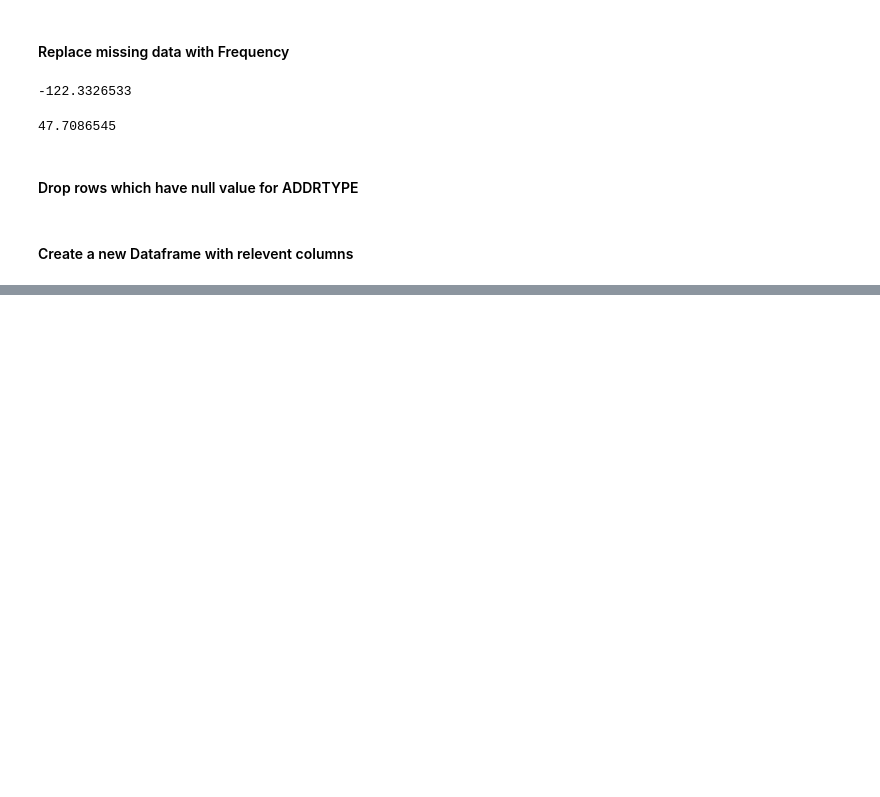
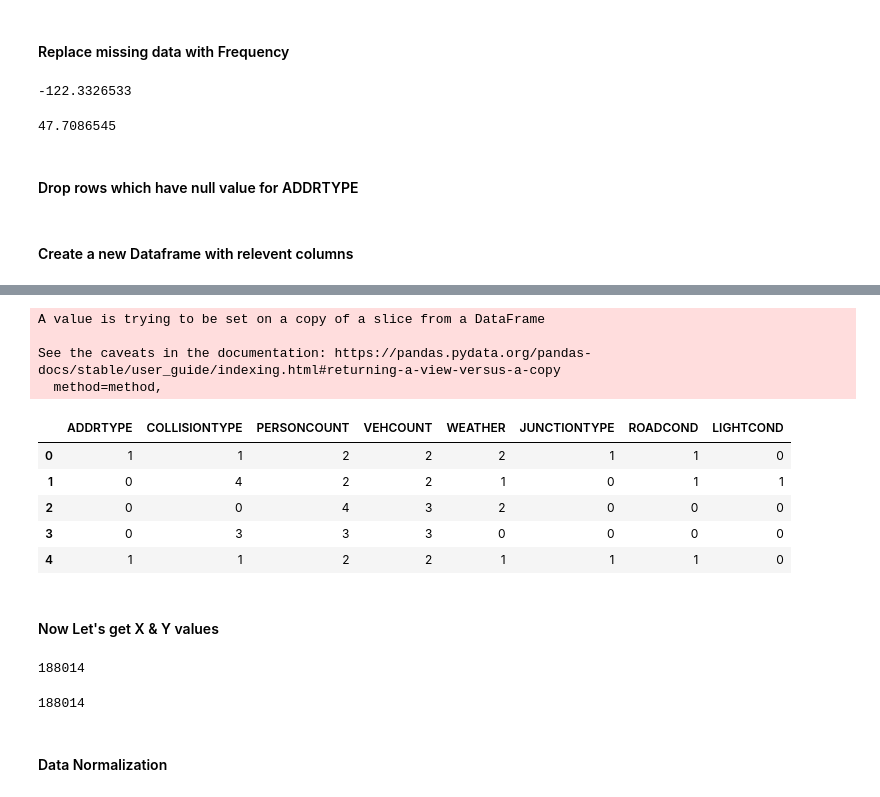
Before and after one commit to bikaskar/Coursera_Capstone, a Jupyter notebook: AccidentAnalysis/Project_AccidentAnalysis.ipynb, the cells around one changed output, grey strips where cells are left out. Saved outputs shown, nothing was run; the diff lists cells and outputs as text; code cells hidden in the pictures; blank space fills up the shorter version.

```diff
--- a/AccidentAnalysis/Project_AccidentAnalysis.ipynb
+++ b/AccidentAnalysis/Project_AccidentAnalysis.ipynb
@@ -612,0 +672,48 @@ new_accidentData.head(3)
+# %%
+new_accidentData['ADDRTYPE'].replace(to_replace=['Block','Intersection','Alley'], value=[0,1,2],inplace=True)
+
+new_accidentData['COLLISIONTYPE'].replace(to_replace=['Parked Car','Angles','Rear Ended', 'Other', 'Sideswipe', 'Left Turn', \
+                                                     'Pedestrian', 'Cycles', 'Right Turn', 'Head On'], value=[0,1,2,3,4,5,6,7,8,9],inplace=True)
+
+new_accidentData['LIGHTCOND'].replace(to_replace=['Daylight','Dark - Street Lights On','Unknown','Dusk','Dawn','Dark - No Street Lights', \
+                                                  'Dark - Street Lights Off','Other','Dark - Unknown Lighting'], value=[0,1,2,3,4,5,6,7,8],inplace=True)
+
+new_accidentData['WEATHER'].replace(to_replace=['Clear','Raining','Overcast','Unknown','Snowing','Other','Fog/Smog/Smoke','Sleet/Hail/Freezing Rain', \
+                                                'Blowing Sand/Dirt','Severe Crosswind','Partly Cloudy'], value=[0,1,2,3,4,5,6,7,8,9,10],inplace=True)
+
+new_accidentData['ROADCOND'].replace(to_replace=['Dry','Wet','Unknown','Ice','Snow/Slush','Other','Standing Water','Sand/Mud/Dirt',\
+                                                 'Oil'], value=[0,1,2,3,4,5,6,7,8],inplace=True)
+
+new_accidentData['JUNCTIONTYPE'].replace(to_replace =['Mid-Block (not related to intersection)' ,'At Intersection (intersection related)',\
+                                                      'Mid-Block (but intersection related)','Driveway Junction' , \
+                                                      'At Intersection (but not related to intersection)', 'Ramp Junction' ,\
+                                                      'Unknown'],value=[0,1,2,3,4,5,6],inplace=True)
+
+new_accidentData.head()
+# %% [output]
+A value is trying to be set on a copy of a slice from a DataFrame
+
+See the caveats in the documentation: https://pandas.pydata.org/pandas-docs/stable/user_guide/indexing.html#returning-a-view-versus-a-copy
+  method=method,
+|  | ADDRTYPE | COLLISIONTYPE | PERSONCOUNT | VEHCOUNT | WEATHER | JUNCTIONTYPE | ROADCOND | LIGHTCOND |
+| 0 | 1 | 1 | 2 | 2 | 2 | 1 | 1 | 0 |
+| 1 | 0 | 4 | 2 | 2 | 1 | 0 | 1 | 1 |
+| 2 | 0 | 0 | 4 | 3 | 2 | 0 | 0 | 0 |
+| 3 | 0 | 3 | 3 | 3 | 0 | 0 | 0 | 0 |
+| 4 | 1 | 1 | 2 | 2 | 1 | 1 | 1 | 0 |
+# %% [markdown]
+#### Now Let's get X & Y values
+# %%
+X = new_accidentData.values
+X[0:3]
+len(X)
+# %% [output]
+188014
+# %%
+Y = accidentData['SEVERITYCODE']
+Y[0:3]
+len(Y)
+# %% [output]
+188014
+# %% [markdown]
+#### Data Normalization
```
Also changed, not shown: parts of 26 cells of this notebook.
